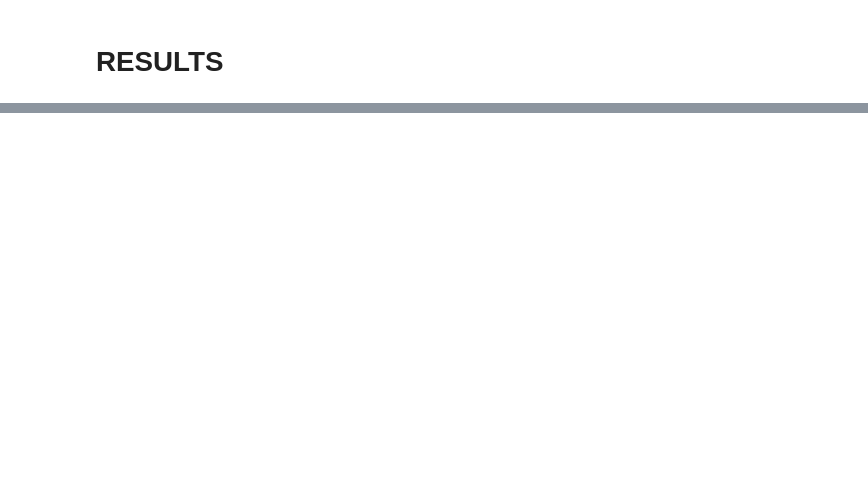
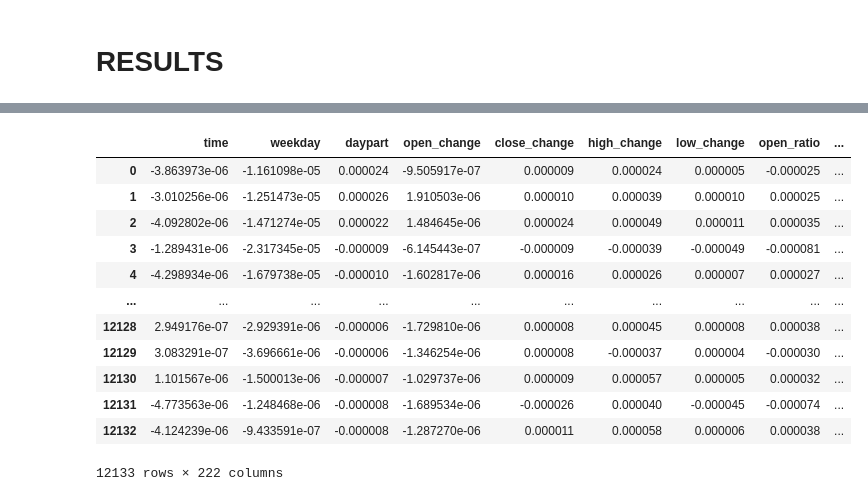
Before and after one commit to Priboy313/final-qualifying-work, a Jupyter notebook: main.ipynb, the cells around one changed output, grey strips where cells are left out. Saved outputs shown, nothing was run; the diff lists cells and outputs as text; code cells hidden in the pictures; blank space fills up the shorter version.

```diff
--- a/main.ipynb
+++ b/main.ipynb
@@ -736,0 +796,16 @@ res.tail(15)
+# %%
+pd.DataFrame(shap_values, columns=XL1)
+# %% [output]
+|  | time | weekday | daypart | open_change | close_change | high_change | low_change | open_ratio | ... |
+| 0 | -3.863973e-06 | -1.161098e-05 | 0.000024 | -9.505917e-07 | 0.000009 | 0.000024 | 0.000005 | -0.000025 | ... |
+| 1 | -3.010256e-06 | -1.251473e-05 | 0.000026 | 1.910503e-06 | 0.000010 | 0.000039 | 0.000010 | 0.000025 | ... |
+| 2 | -4.092802e-06 | -1.471274e-05 | 0.000022 | 1.484645e-06 | 0.000024 | 0.000049 | 0.000011 | 0.000035 | ... |
+| 3 | -1.289431e-06 | -2.317345e-05 | -0.000009 | -6.145443e-07 | -0.000009 | -0.000039 | -0.000049 | -0.000081 | ... |
+| 4 | -4.298934e-06 | -1.679738e-05 | -0.000010 | -1.602817e-06 | 0.000016 | 0.000026 | 0.000007 | 0.000027 | ... |
+| ... | ... | ... | ... | ... | ... | ... | ... | ... | ... |
+| 12128 | 2.949176e-07 | -2.929391e-06 | -0.000006 | -1.729810e-06 | 0.000008 | 0.000045 | 0.000008 | 0.000038 | ... |
+| 12129 | 3.083291e-07 | -3.696661e-06 | -0.000006 | -1.346254e-06 | 0.000008 | -0.000037 | 0.000004 | -0.000030 | ... |
+| 12130 | 1.101567e-06 | -1.500013e-06 | -0.000007 | -1.029737e-06 | 0.000009 | 0.000057 | 0.000005 | 0.000032 | ... |
+| 12131 | -4.773563e-06 | -1.248468e-06 | -0.000008 | -1.689534e-06 | -0.000026 | 0.000040 | -0.000045 | -0.000074 | ... |
+| 12132 | -4.124239e-06 | -9.433591e-07 | -0.000008 | -1.287270e-06 | 0.000011 | 0.000058 | 0.000006 | 0.000038 | ... |
+12133 rows × 222 columns
```
Also changed, not shown: parts of 55 cells of this notebook, 8 other files.
